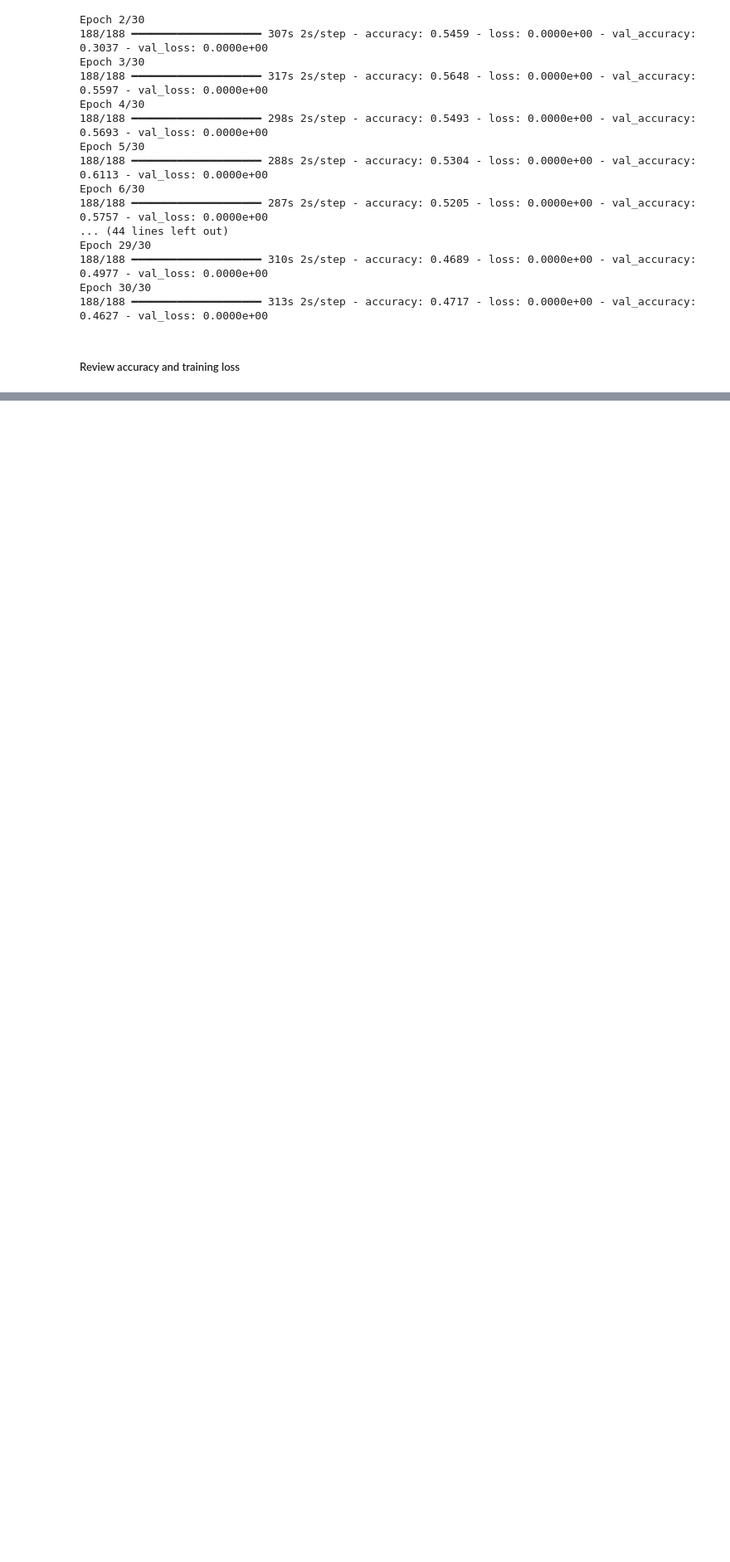
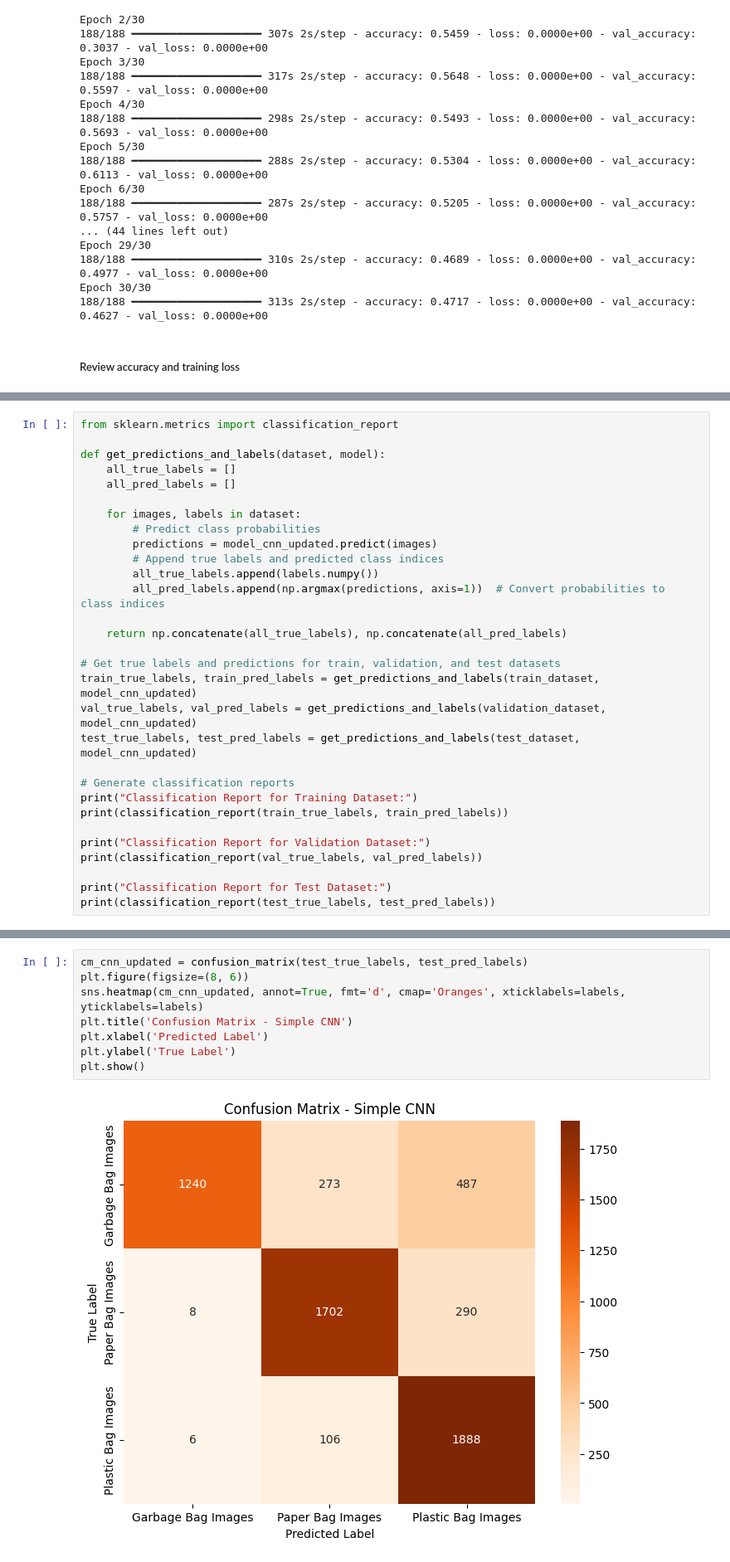
Before and after one commit to khushbunlad/CSCN8010-labs, a Jupyter notebook: FinalProject.ipynb, the cells around one changed output, grey strips where cells are left out. Shown at 83% size. Drawn from its saved outputs; the diff is of its cells as text; blank space fills up the shorter version.

```diff
--- a/FinalProject.ipynb
+++ b/FinalProject.ipynb
@@ -410,0 +569,30 @@ ValueError: multiclass format is not supported
+# %%
+from sklearn.metrics import classification_report
+
+def get_predictions_and_labels(dataset, model):
+    all_true_labels = []
+    all_pred_labels = []
+
+    for images, labels in dataset:
+        # Predict class probabilities
+        predictions = model_cnn_updated.predict(images)
+        # Append true labels and predicted class indices
+        all_true_labels.append(labels.numpy())
+        all_pred_labels.append(np.argmax(predictions, axis=1))  # Convert probabilities to class indices
+
+    return np.concatenate(all_true_labels), np.concatenate(all_pred_labels)
+
+# Get true labels and predictions for train, validation, and test datasets
+train_true_labels, train_pred_labels = get_predictions_and_labels(train_dataset, model_cnn_updated)
+val_true_labels, val_pred_labels = get_predictions_and_labels(validation_dataset, model_cnn_updated)
+test_true_labels, test_pred_labels = get_predictions_and_labels(test_dataset, model_cnn_updated)
+
+# Generate classification reports
+print("Classification Report for Training Dataset:")
+print(classification_report(train_true_labels, train_pred_labels))
+
+print("Classification Report for Validation Dataset:")
+print(classification_report(val_true_labels, val_pred_labels))
+
+print("Classification Report for Test Dataset:")
+print(classification_report(test_true_labels, test_pred_labels))
@@ -410,0 +619,10 @@ ValueError: multiclass format is not supported
+# %%
+cm_cnn_updated = confusion_matrix(test_true_labels, test_pred_labels)
+plt.figure(figsize=(8, 6))
+sns.heatmap(cm_cnn_updated, annot=True, fmt='d', cmap='Oranges', xticklabels=labels, yticklabels=labels)
+plt.title('Confusion Matrix - Simple CNN')
+plt.xlabel('Predicted Label')
+plt.ylabel('True Label')
+plt.show()
+# %% [output]
+[figure, added]
```
Also changed, not shown: parts of 32 cells of this notebook, 3 other files.
